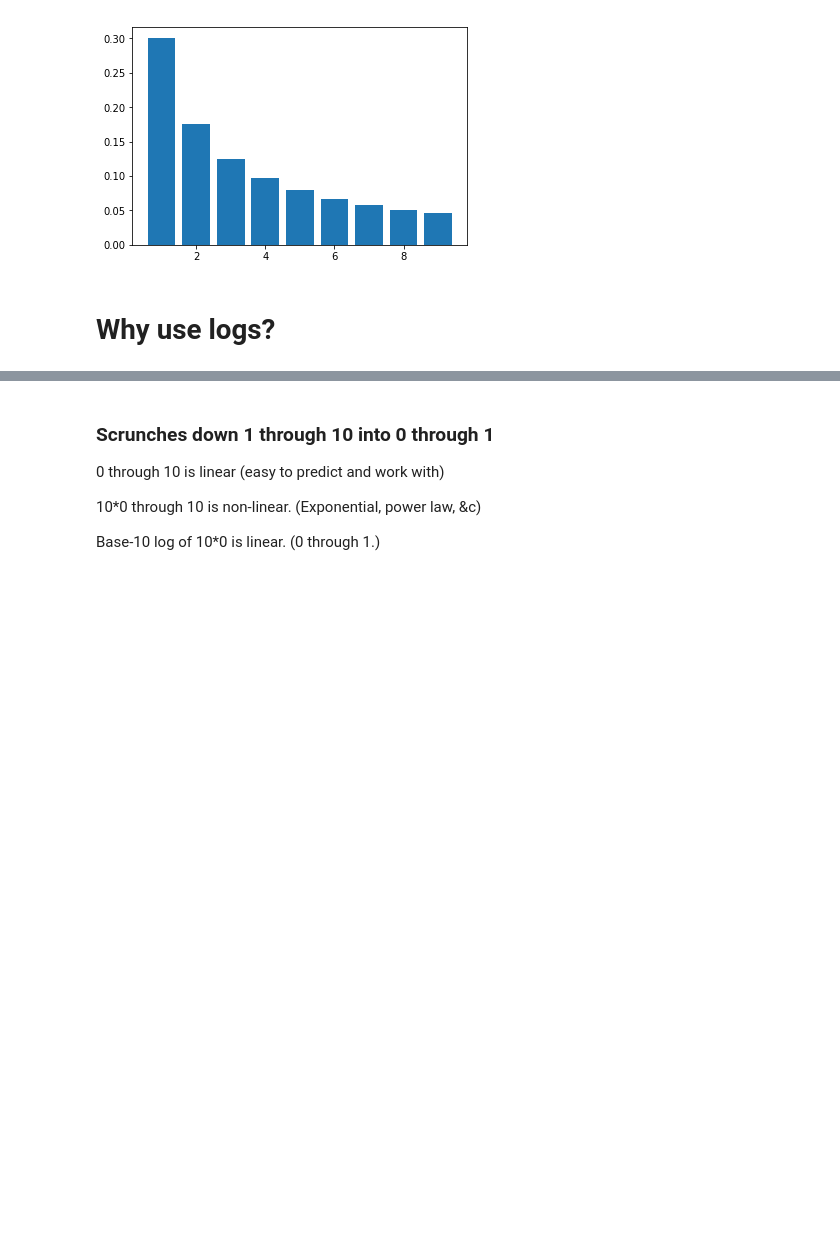
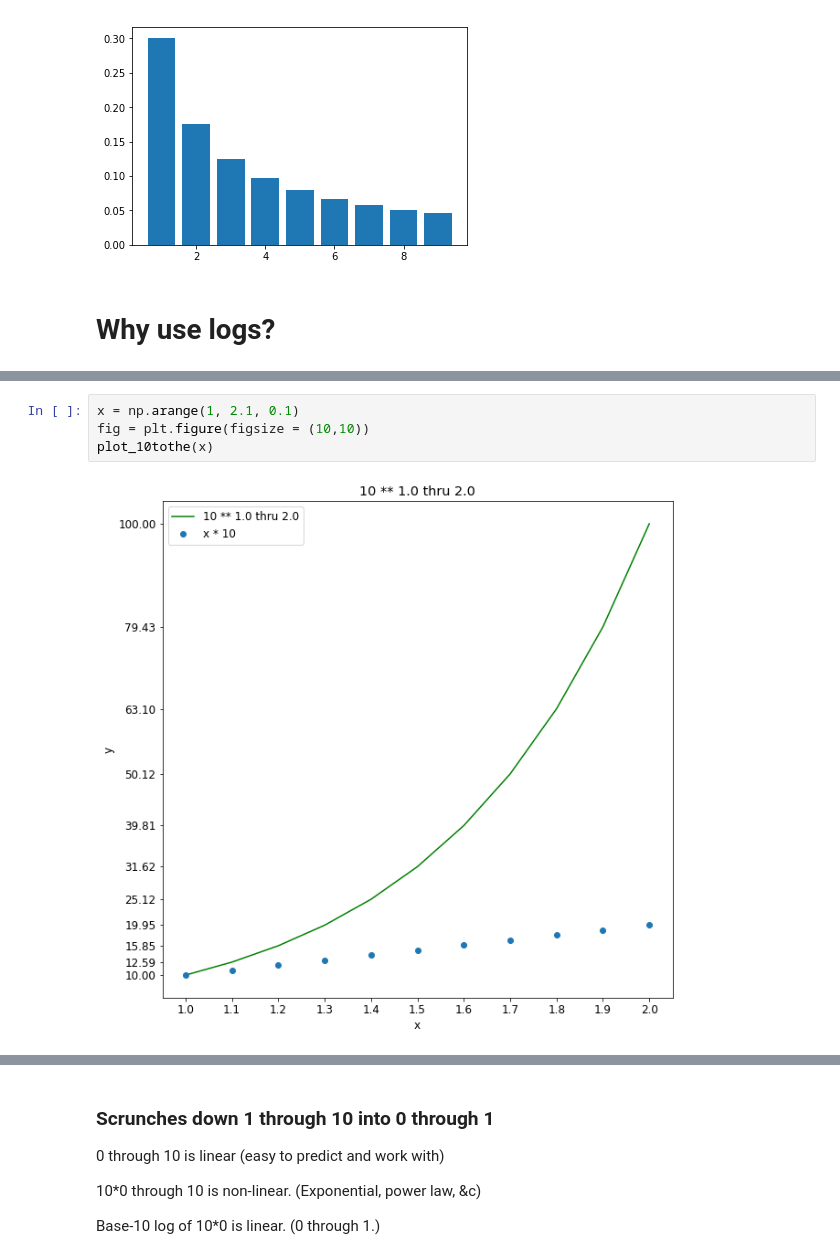
Before and after one commit to ssrosa/just_take_the_log, a Jupyter notebook: index.ipynb, the cells around one changed output, grey strips where cells are left out. Cells and saved outputs as stored; diff of their text form; blank space fills up the shorter version.

```diff
--- a/index.ipynb
+++ b/index.ipynb
@@ -251,0 +308,6 @@ plt.bar(freqs.keys(), freqs.values())
+# %%
+x = np.arange(1, 2.1, 0.1)
+fig = plt.figure(figsize = (10,10))
+plot_10tothe(x)
+# %% [output]
+[figure, added]
```
Also changed, not shown: parts of 16 cells of this notebook, 1 other file.
